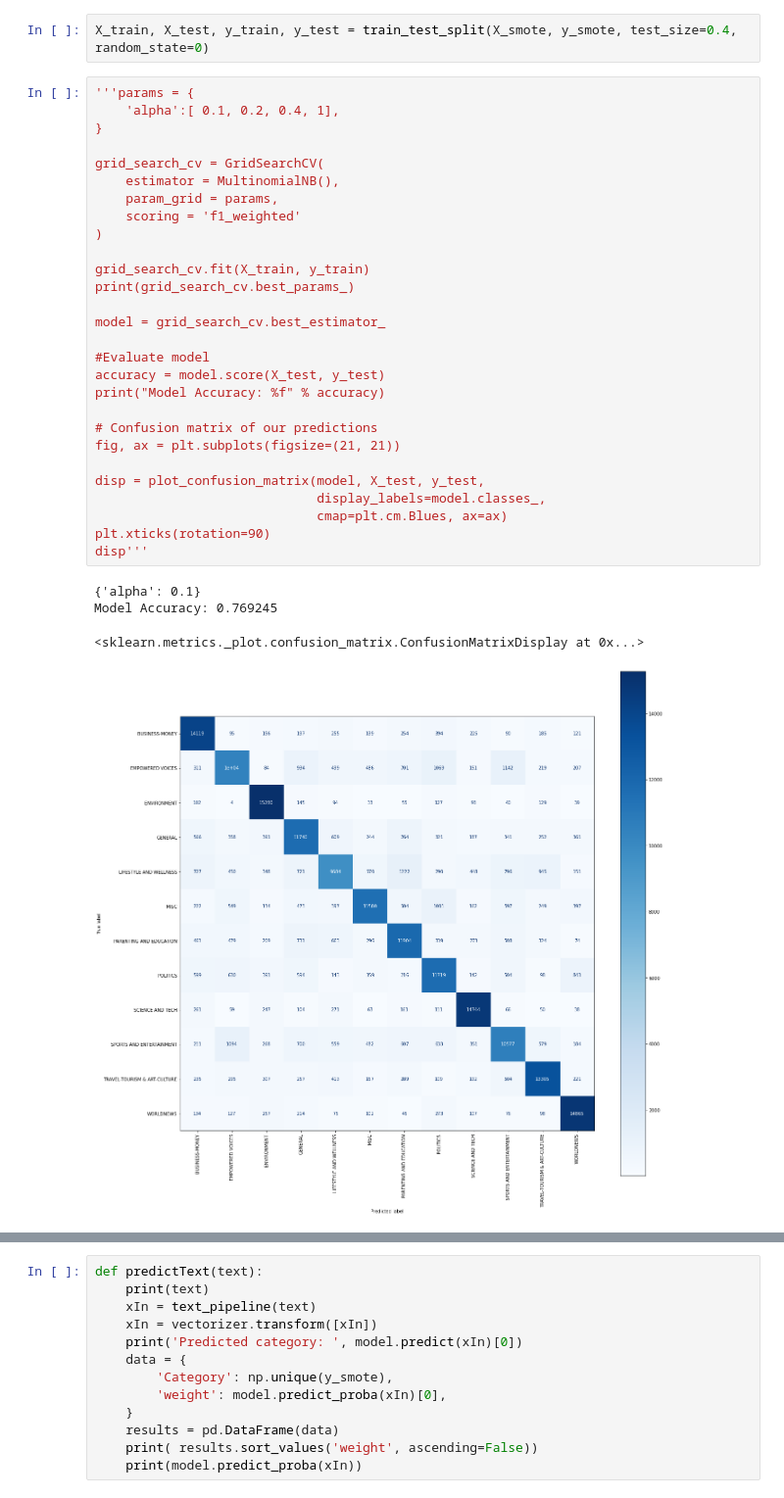
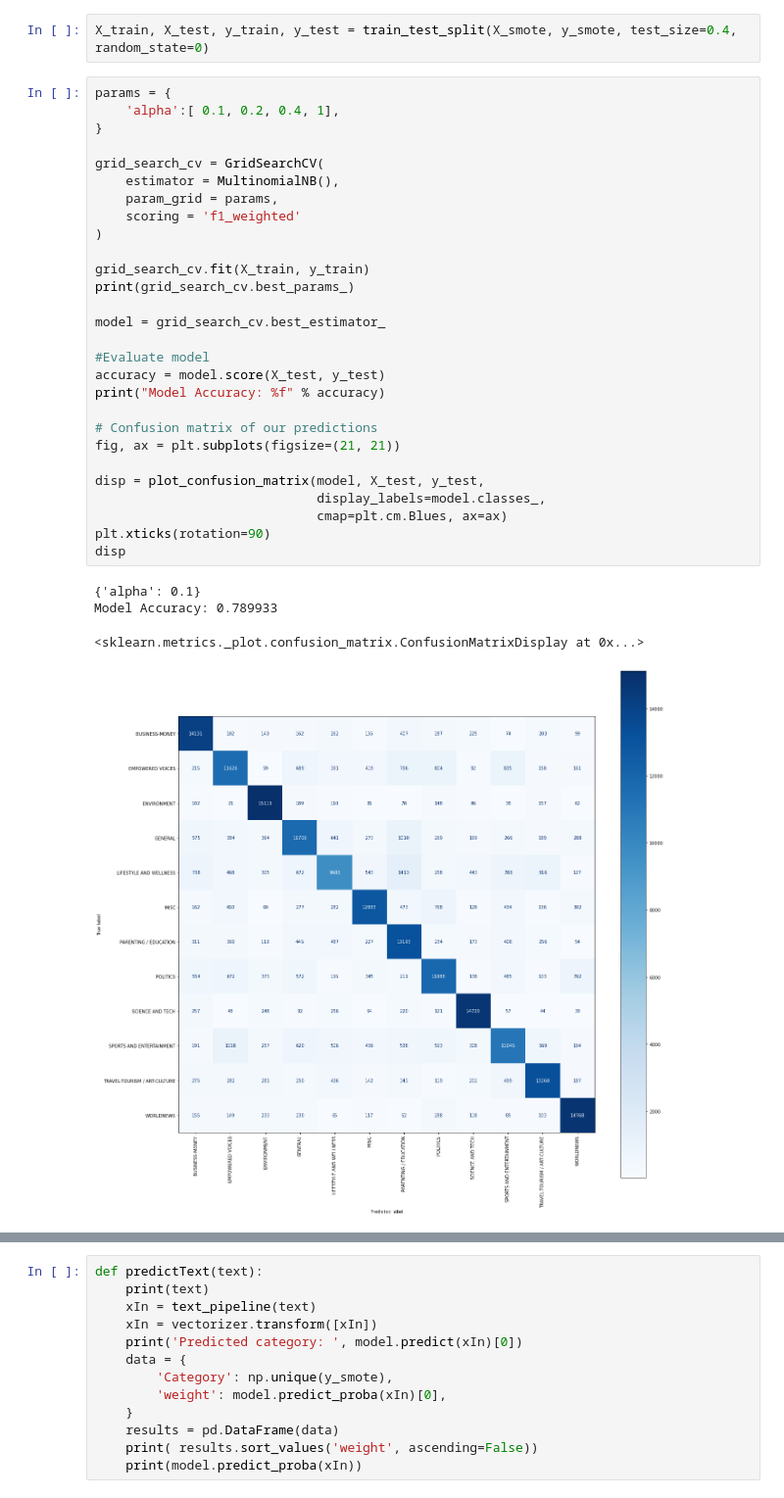
Before and after one commit to michael0419/TitleSkimmerDataAnalytics, a Jupyter notebook: jupyterNotebooks/HuffingtonPostExploratory.ipynb, the cells around one changed output, grey strips where cells are left out. Shown at 98% size. Drawn from its saved outputs; the diff is of its cells as text.

```diff
--- a/jupyterNotebooks/HuffingtonPostExploratory.ipynb
+++ b/jupyterNotebooks/HuffingtonPostExploratory.ipynb
@@ -540,38 +557,38 @@ plt.show()
 # %%
 X_train, X_test, y_train, y_test = train_test_split(X_smote, y_smote, test_size=0.4, random_state=0)
 # %%
-'''params = {
+params = {
     'alpha':[ 0.1, 0.2, 0.4, 1],
 }
 
 grid_search_cv = GridSearchCV(
     estimator = MultinomialNB(),
     param_grid = params,
     scoring = 'f1_weighted'
 )
 
 grid_search_cv.fit(X_train, y_train)
 print(grid_search_cv.best_params_)
 
 model = grid_search_cv.best_estimator_
 
 #Evaluate model
 accuracy = model.score(X_test, y_test)
 print("Model Accuracy: %f" % accuracy)
 
 # Confusion matrix of our predictions
 fig, ax = plt.subplots(figsize=(21, 21))
 
 disp = plot_confusion_matrix(model, X_test, y_test,
                              display_labels=model.classes_,
                              cmap=plt.cm.Blues, ax=ax)
 plt.xticks(rotation=90)
-disp'''
+disp
 # %% [output]
 {'alpha': 0.1}
-Model Accuracy: 0.769245
+Model Accuracy: 0.789933
 <sklearn.metrics._plot.confusion_matrix.ConfusionMatrixDisplay at 0x...>
-[figure, old version]
+[figure, new version]
 # %%
 y_pred = model.predict(X_test)
 print(classification_report(y_test, y_pred, target_names=model.classes_))
```
Also changed, not shown: parts of 6 cells of this notebook, 4 other files.
